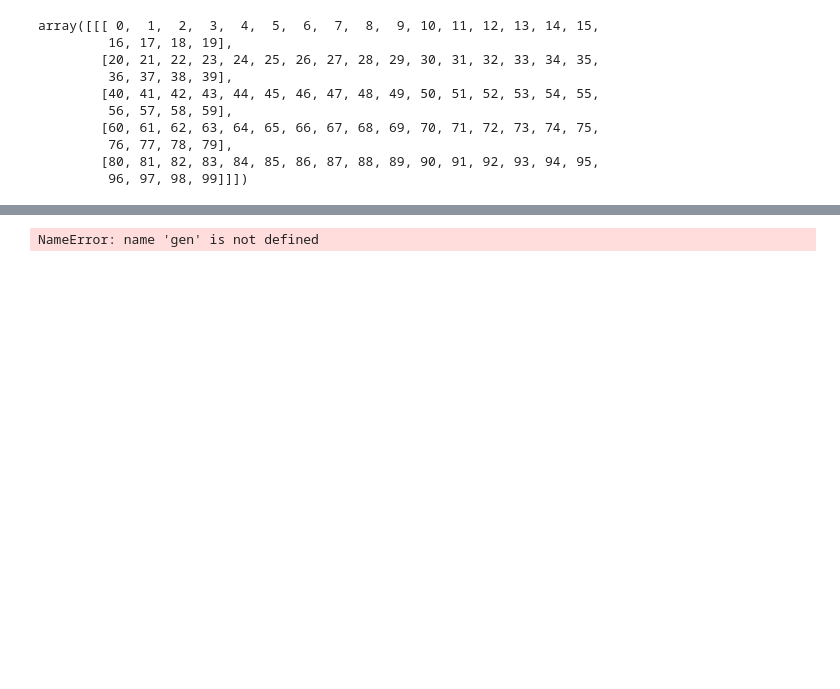
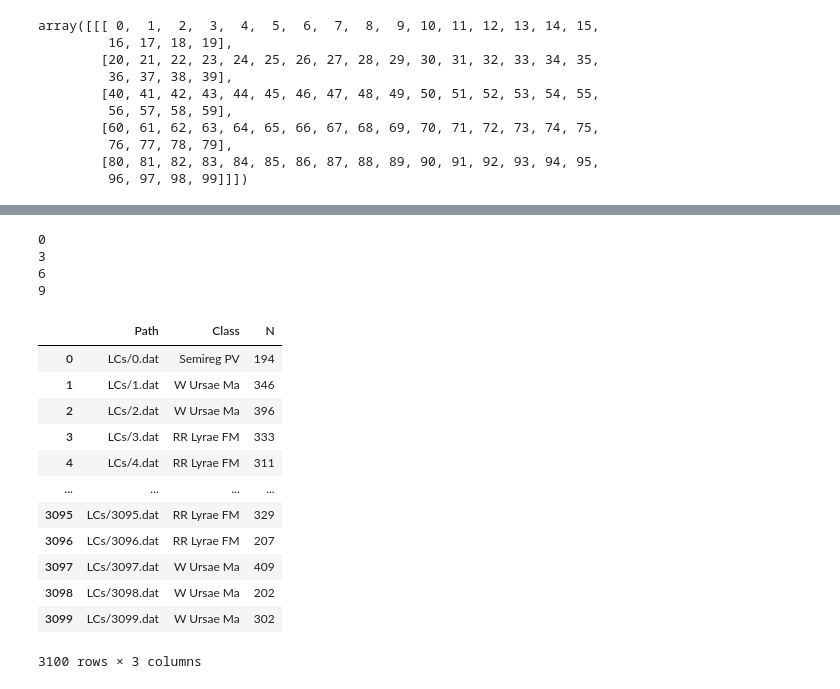
Before and after one commit to JerryLiuMY/transformer_astro, a Jupyter notebook: data.ipynb, the cells around one changed output, grey strips where cells are left out. Drawn from its saved outputs; the diff is of its cells as text; code cells hidden in the pictures; blank space fills up the shorter version.

```diff
--- a/data.ipynb
+++ b/data.ipynb
@@ -207,6 +189,0 @@ np.shape)
-# %%
-import numpy as np
-X, y = next(gen)
-print(np.shape(X), np.shape(y))
-# %% [output]
-NameError: name 'gen' is not defined
@@ -218,0 +190,28 @@ b = np.array([1, 2, 3])
+# %%
+for i in range(10)[::3]:
+    print(i)
+# %% [output]
+0
+3
+6
+9
+# %%
+from global_settings import DATA_FOLDER
+catalog = pd.read_csv(os.path.join(DATA_FOLDER, 'ASAS', 'catalog.csv'), index_col=0)
+batch_size = 100
+# %%
+catalog
+# %% [output]
+|  | Path | Class | N |
+| 0 | LCs/0.dat | Semireg PV | 194 |
+| 1 | LCs/1.dat | W Ursae Ma | 346 |
+| 2 | LCs/2.dat | W Ursae Ma | 396 |
+| 3 | LCs/3.dat | RR Lyrae FM | 333 |
+| 4 | LCs/4.dat | RR Lyrae FM | 311 |
+| ... | ... | ... | ... |
+| 3095 | LCs/3095.dat | RR Lyrae FM | 329 |
+| 3096 | LCs/3096.dat | RR Lyrae FM | 207 |
+| 3097 | LCs/3097.dat | W Ursae Ma | 409 |
+| 3098 | LCs/3098.dat | W Ursae Ma | 202 |
+| 3099 | LCs/3099.dat | W Ursae Ma | 302 |
+3100 rows × 3 columns
```
Also changed, not shown: parts of 27 cells of this notebook, 5 other files.
